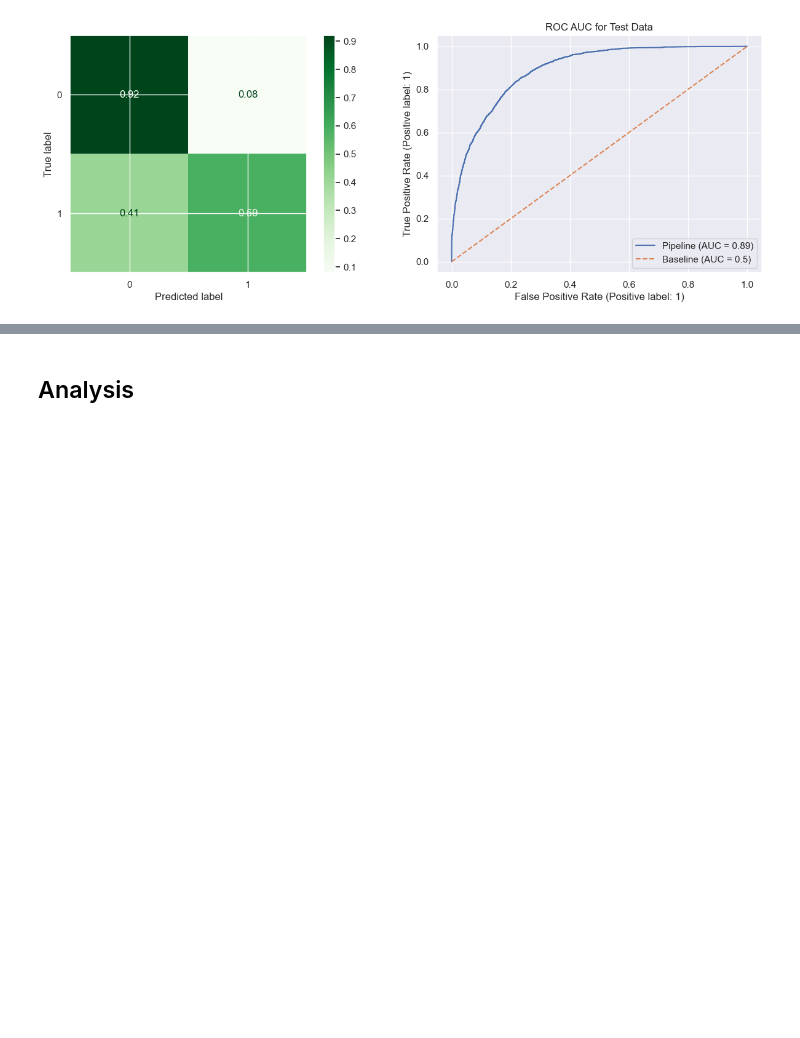
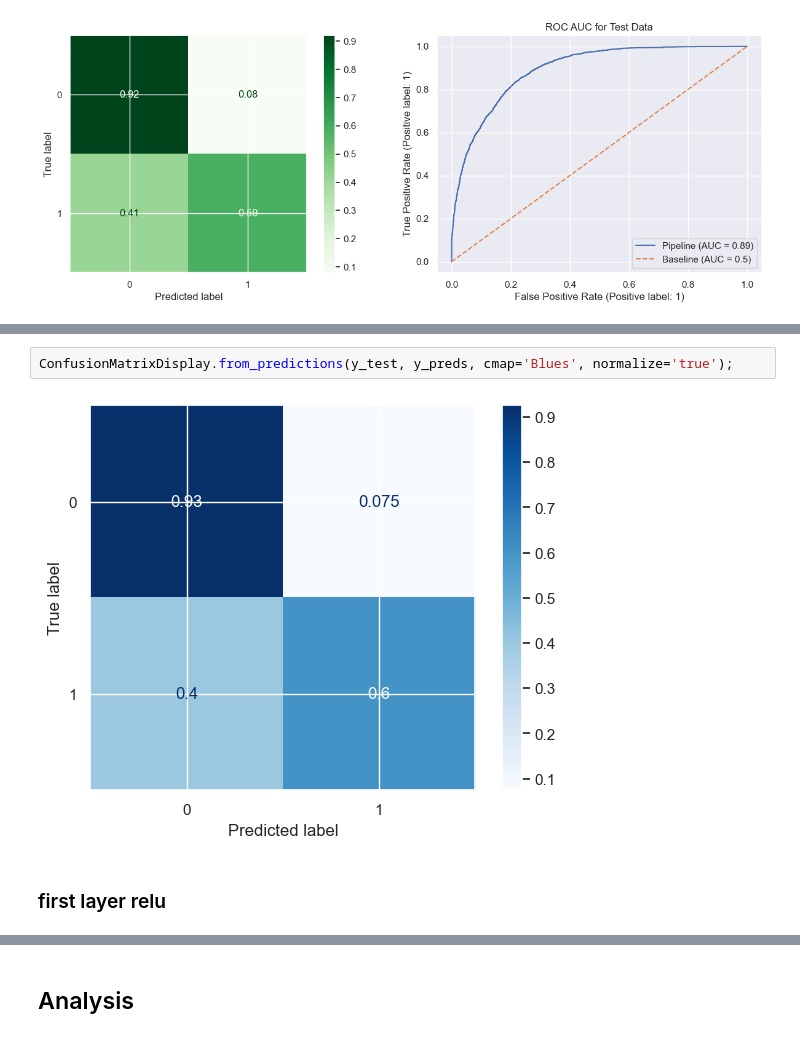
Before and after one commit to mikemenj/Assignments, a Jupyter notebook: Project_2_Part_4.ipynb, the cells around one changed output, grey strips where cells are left out. Cells and saved outputs as stored; diff of their text form; blank space fills up the shorter version.

```diff
--- a/Project_2_Part_4.ipynb
+++ b/Project_2_Part_4.ipynb
@@ -1213,0 +1348,6 @@ weighted avg       0.83      0.84      0.83     11301
+# %%
+ConfusionMatrixDisplay.from_predictions(y_test, y_preds, cmap='Blues', normalize='true');
+# %% [output]
+[figure, added]
+# %% [markdown]
+### first layer relu
```
Also changed, not shown: parts of 18 cells of this notebook, 3 other files.
